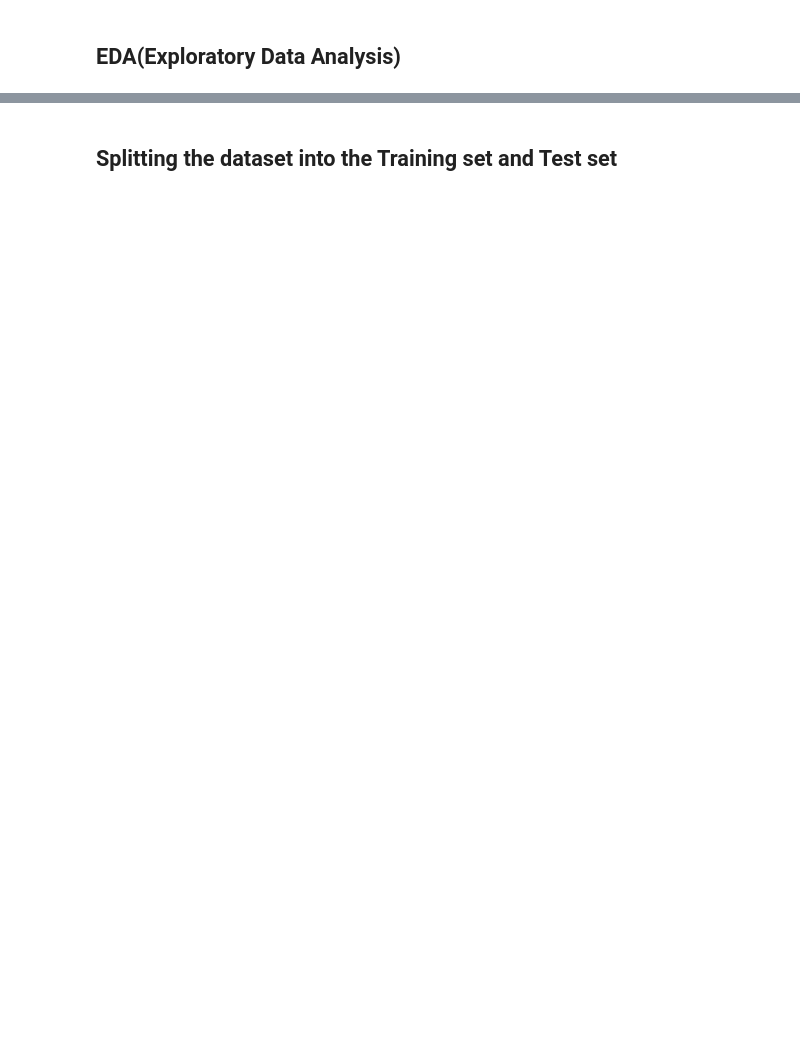
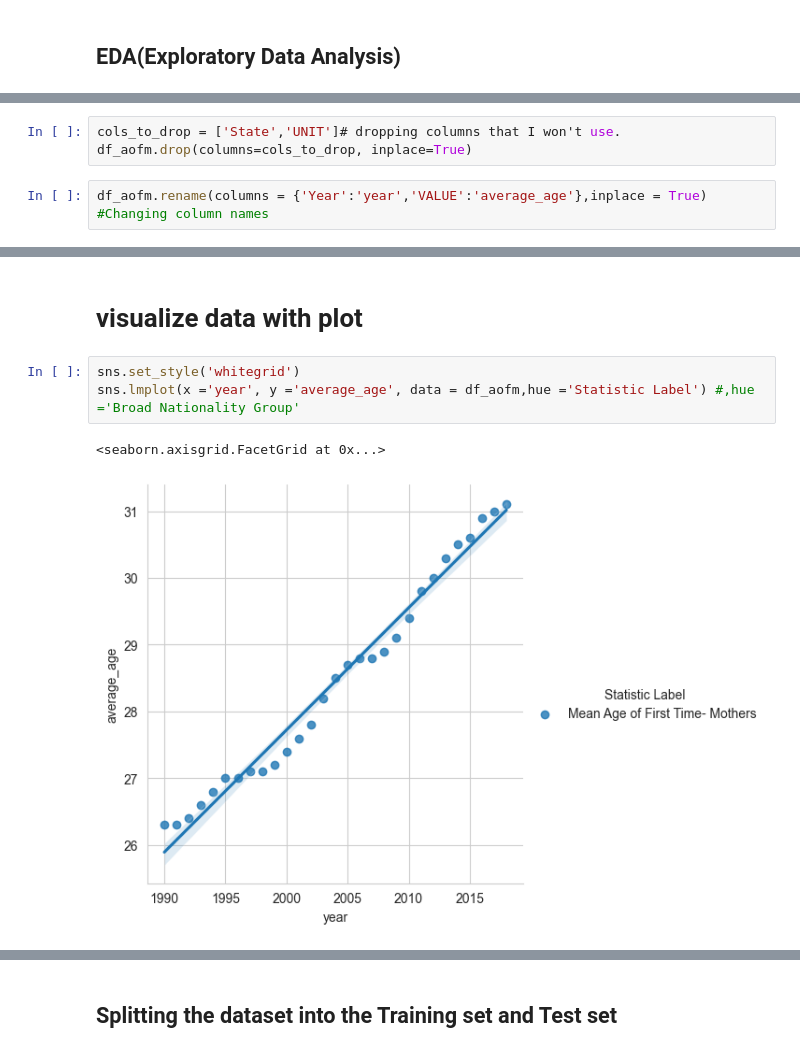
Before and after one commit to FernandoDataAnalitycs/ca_project, a Jupyter notebook: assignments.ipynb, the cells around one changed output, grey strips where cells are left out. Cells and saved outputs as stored; diff of their text form; blank space fills up the shorter version.

```diff
--- a/assignments.ipynb
+++ b/assignments.ipynb
@@ -100,0 +53,5 @@ Index(['Statistic Label', 'Broad Nationality Group', 'Sex',
+# %%
+cols_to_drop = ['State','UNIT']# dropping columns that I won't use.
+df_aofm.drop(columns=cols_to_drop, inplace=True)
+# %%
+df_aofm.rename(columns = {'Year':'year','VALUE':'average_age'},inplace = True) #Changing column names
@@ -100,0 +75,8 @@ Index(['Statistic Label', 'Broad Nationality Group', 'Sex',
+# %% [markdown]
+# visualize data with plot
+# %%
+sns.set_style('whitegrid')
+sns.lmplot(x ='year', y ='average_age', data = df_aofm,hue ='Statistic Label') #,hue ='Broad Nationality Group'
+# %% [output]
+<seaborn.axisgrid.FacetGrid at 0x...>
+[figure, added]
```
Also changed, not shown: parts of 20 cells of this notebook, 3 other files.
